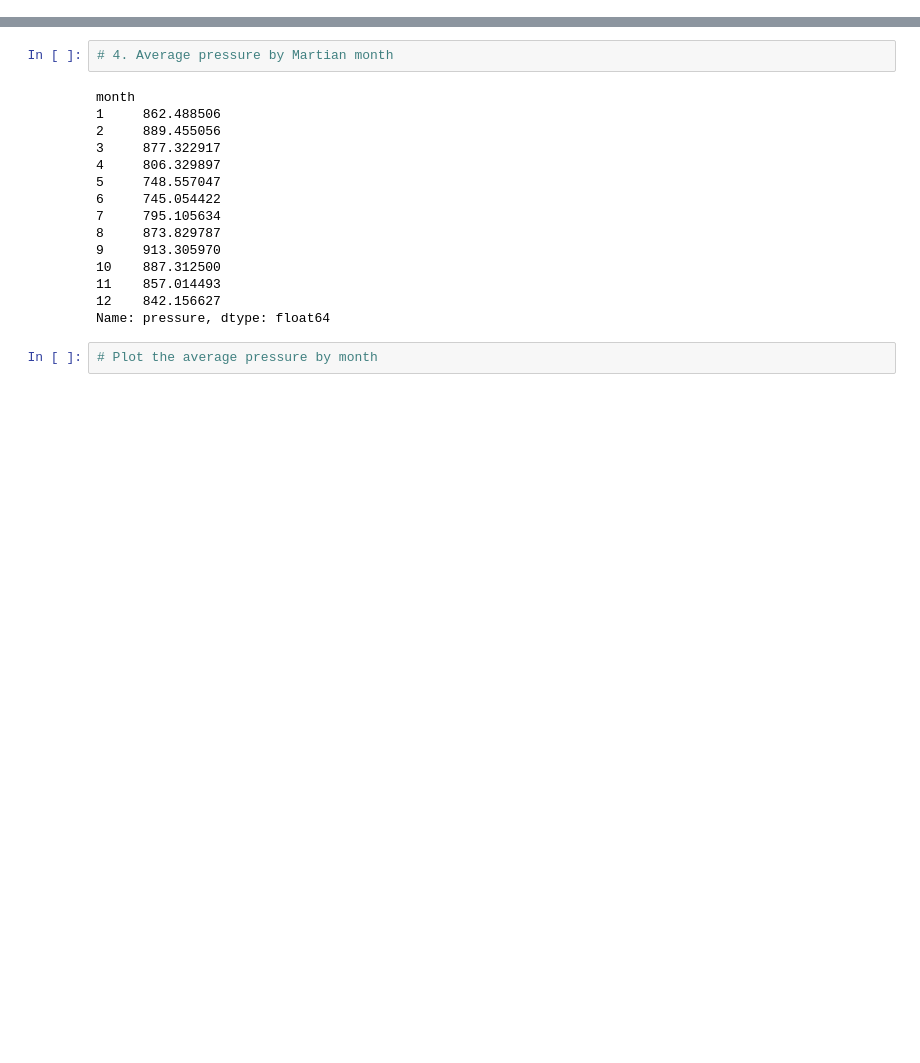
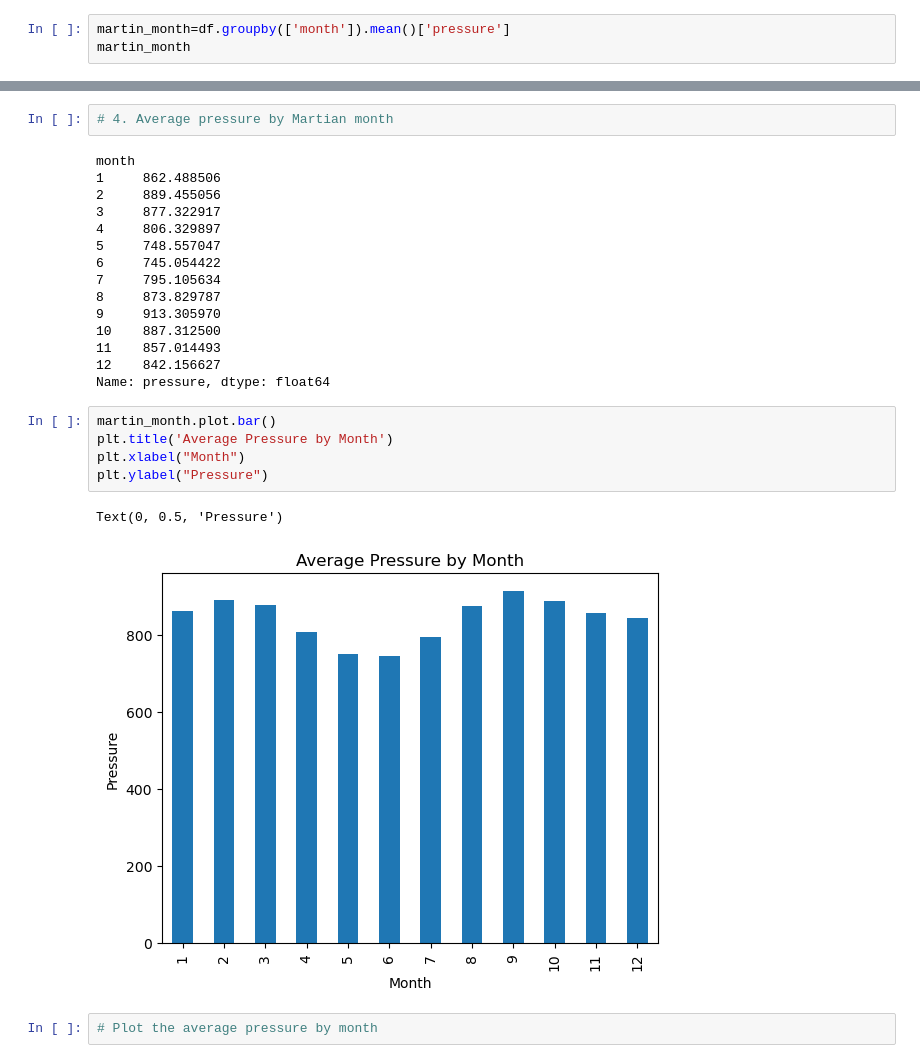
Before and after one commit to ChisomOzo/HTML, a Jupyter notebook: part_2_mars_weather.ipynb, the cells around one changed output, grey strips where cells are left out. Drawn from its saved outputs; the diff is of its cells as text; blank space fills up the shorter version.

```diff
--- a/part_2_mars_weather.ipynb
+++ b/part_2_mars_weather.ipynb
@@ -213,3 +266,6 @@ Name: min_temp, dtype: float64
 # Identify the coldest and hottest months in Curiosity's location
 # %% [output]
 [figure]
+# %%
+martin_month=df.groupby(['month']).mean()['pressure']
+martin_month
@@ -230,6 +301,14 @@ month
 11    857.014493
 12    842.156627
 Name: pressure, dtype: float64
+# %%
+martin_month.plot.bar()
+plt.title('Average Pressure by Month')
+plt.xlabel("Month")
+plt.ylabel("Pressure")
+# %% [output]
+Text(0, 0.5, 'Pressure')
+[figure, added]
 # %%
 # Plot the average pressure by month
 # %% [output]
```
Also changed, not shown: parts of 15 cells of this notebook, 3 other files.
